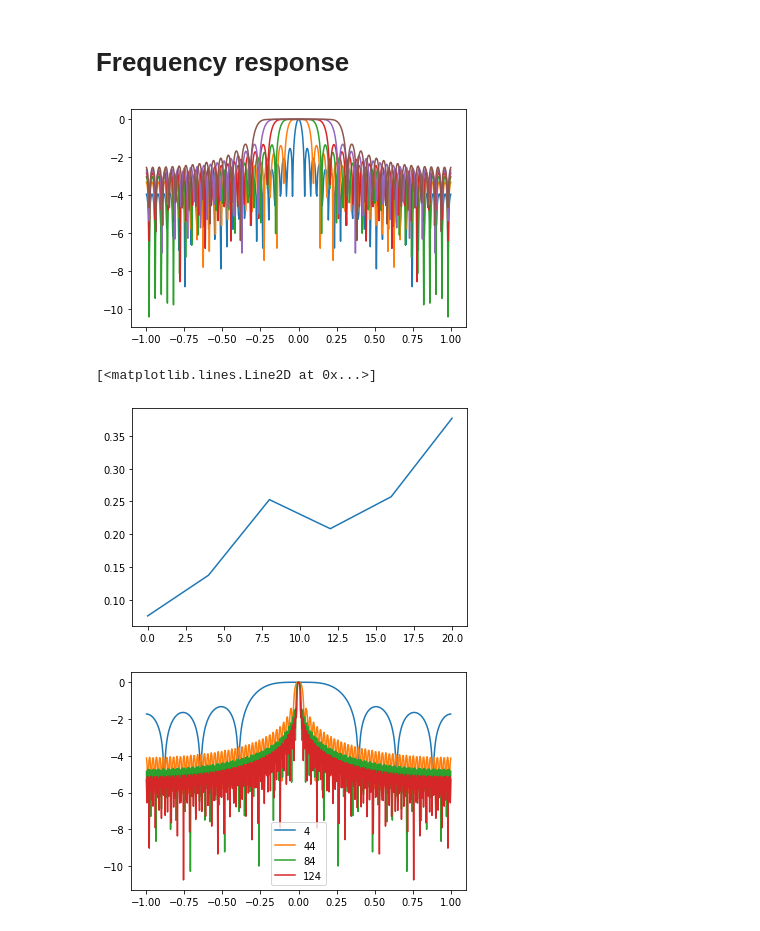
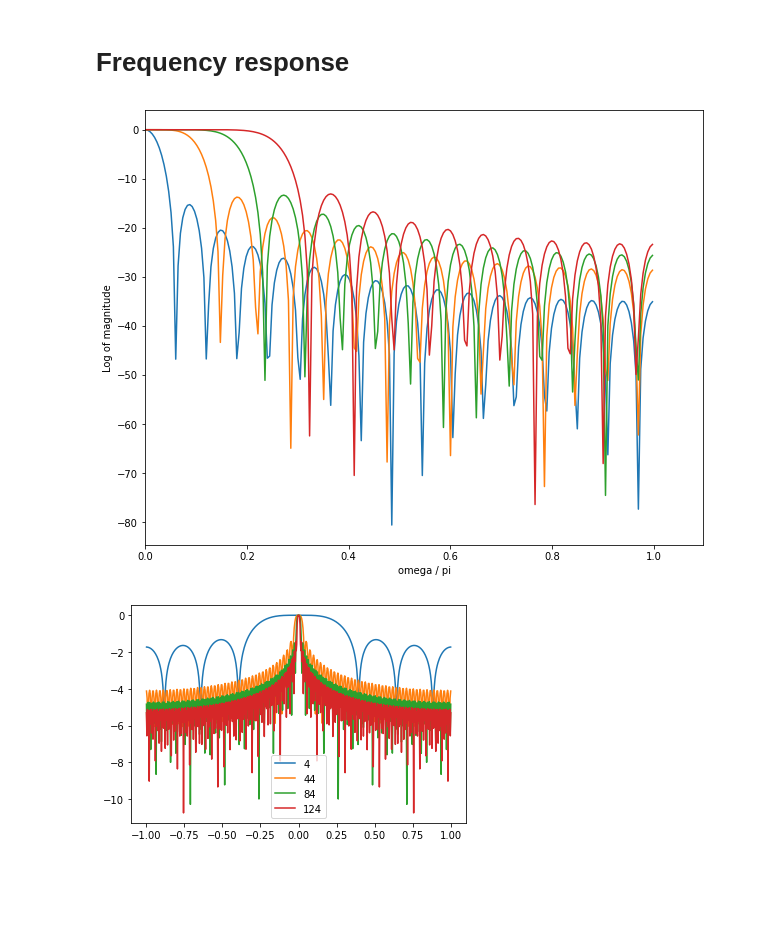
Before and after one commit to felipeangelimvieira/seal_parameter_identification, a Jupyter notebook: draft-notebooks/savgol_filter.ipynb, the cells around one changed output. Drawn from its saved outputs; the diff is of its cells as text; code cells hidden in the pictures; blank space fills up the shorter version.

```diff
--- a/draft-notebooks/savgol_filter.ipynb
+++ b/draft-notebooks/savgol_filter.ipynb
@@ -56,43 +54,38 @@ plt.scatter(f, np.abs(h))
 # %% [markdown]
 # Frequency response
 # %%
-M = 25
-N = 0
+M = 16
+N = 12
 
-cutoff = []
-Ns = []
+df = pd.DataFrame()
 for N in range(0, M-1, 4):
     num_dados = 2*M + 1
     grau = N + 1
 
-    A = np.zeros((num_dados, grau))
-
-    for n in range(A.shape[0]):
-        for i in range(A.shape[1]):
-            A[n, i] = (n-M)**i
-
-    H = np.linalg.inv(A.transpose() @ A) @ A.transpose()
-
-    h = H[0, :]
-
+    h = filter_coef(num_dados=num_dados, grau=grau)
     res = np.convolve([int(i==0) for i in range(-200, 201)], h)
 
     h = fftshift(fft(res))
     f = fftshift(fftfreq(h.shape[0]))
-    plt.plot(f*2, np.log(np.abs(h)))
-    h = h[f >= 0]
-    f = f[f >= 0]
-    diff = np.abs(np.log(h) + 3)
+    h_db = 10*np.log(np.abs(h))
 
-    cutoff.append(2*f[np.argmin(diff)])
-    Ns.append(N)
-plt.show()
 
-plt.plot(Ns, cutoff)
+    _df = pd.DataFrame({"freq": f*2,
+                        "h_db": h_db})
+    _df["N"] = N
+    _df["M"] = M
+    df = pd.concat([df, _df], ignore_index=True)
-# %% [output]
-[figure, removed]
-[<matplotlib.lines.Line2D at 0x...>]
-[figure, removed]
+# %%
+plt.figure(figsize=(10, 8))
+for (N, M), group in df.groupby(["N", "M"]):
+    plt.plot(group.freq, group.h_db, label = group.N)
+
+plt.ylabel("Log of magnitude")
+plt.xlabel("omega / pi")
+plt.xlim(left=0)
+plt.show()
+# %% [output]
+[figure, added]
 # %%
 M = 125
 N = 0
```
Also changed, not shown: parts of 7 cells of this notebook, 21 other files.
